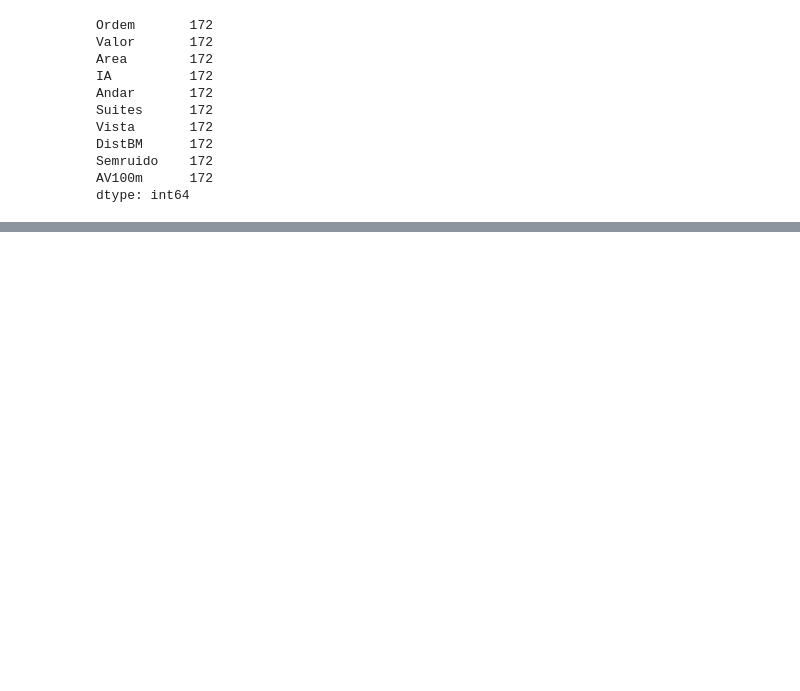
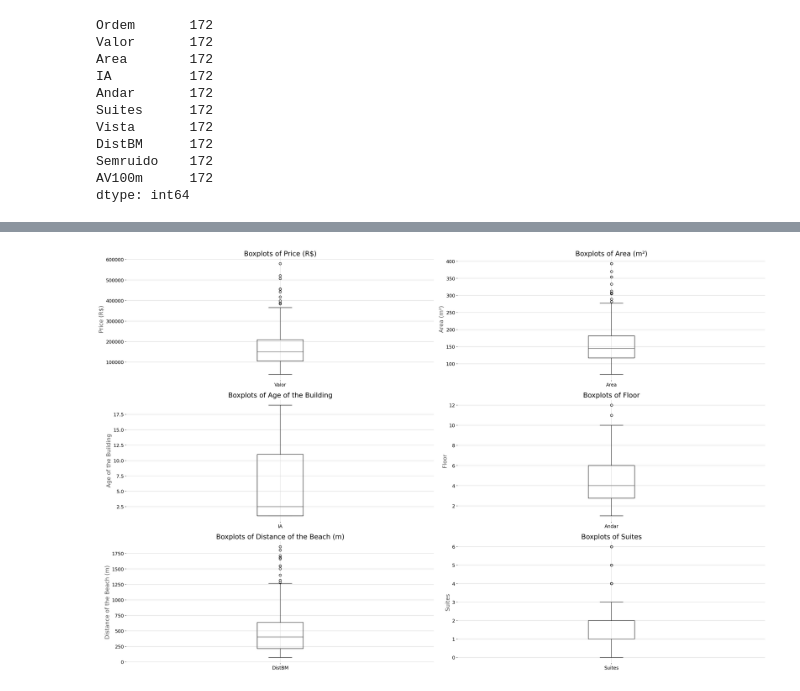
Before and after one commit to janainacazuza/Data-Analytics-FIAP-Pos-Thech, a Jupyter notebook: fase_02/notebooks/exploration/01_Featuring.ipynb, the cells around one changed output, grey strips where cells are left out. Saved outputs shown, nothing was run; the diff lists cells and outputs as text; code cells hidden in the pictures; blank space fills up the shorter version.

```diff
--- a/fase_02/notebooks/exploration/01_Featuring.ipynb
+++ b/fase_02/notebooks/exploration/01_Featuring.ipynb
@@ -319,0 +350,30 @@ np.int64(0)
+# %%
+plt.figure(figsize=(24, 20))
+plt.subplot(4, 2, 1)
+fig = df.boxplot(column='Valor')
+plt.title('Boxplots of Price (R$)')
+fig.set_ylabel('Price (R$)')
+plt.subplot(4, 2, 2)
+fig = df.boxplot(column='Area')
+plt.title('Boxplots of Area (m²)')
+fig.set_ylabel('Area (m²)')
+plt.subplot(4, 2, 3)
+fig = df.boxplot(column='IA')
+plt.title('Boxplots of Age of the Building')
+fig.set_ylabel('Age of the Building')
+plt.subplot(4, 2, 4)
+fig = df.boxplot(column='Andar')
+plt.title('Boxplots of Floor')
+fig.set_ylabel('Floor')
+plt.subplot(4, 2, 5)
+fig = df.boxplot(column='DistBM')
+plt.title('Boxplots of Distance of the Beach (m)')
+fig.set_ylabel('Distance of the Beach (m)')
+plt.subplot(4, 2, 6)
+fig = df.boxplot(column='Suites')
+plt.title('Boxplots of Suites')
+fig.set_ylabel('Suites')
+plt.tight_layout()
+plt.show()
+# %% [output]
+[figure, added]
```
Also changed, not shown: parts of 35 cells of this notebook, 1 other file.
